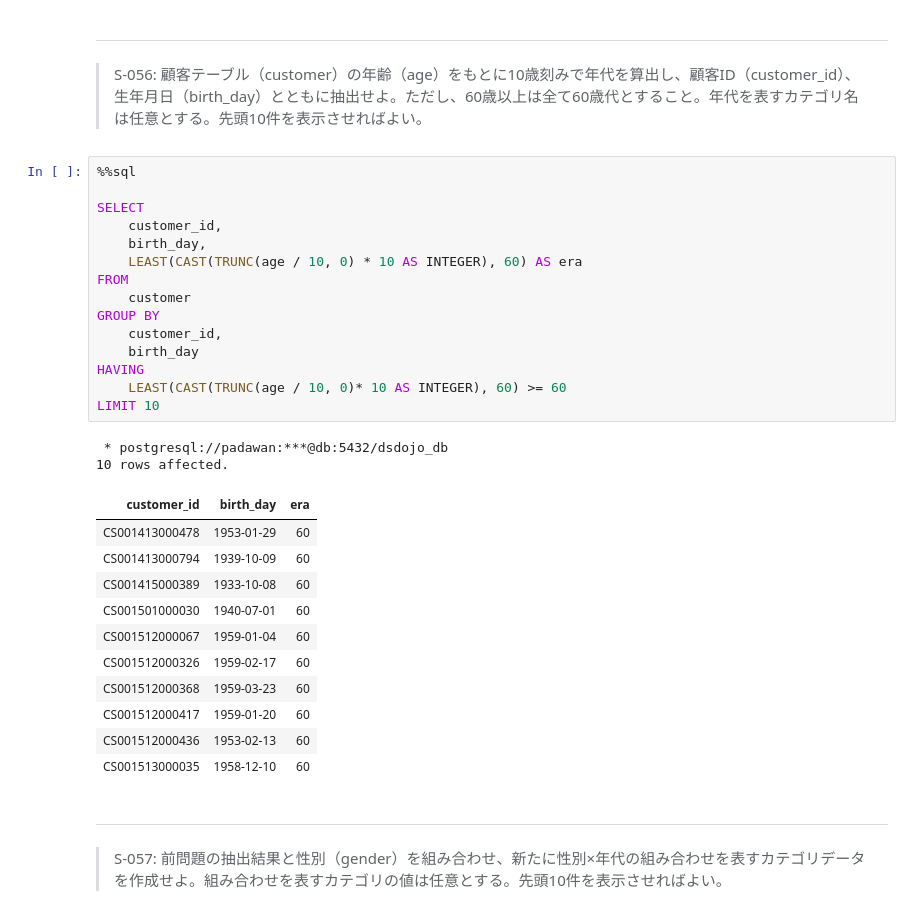
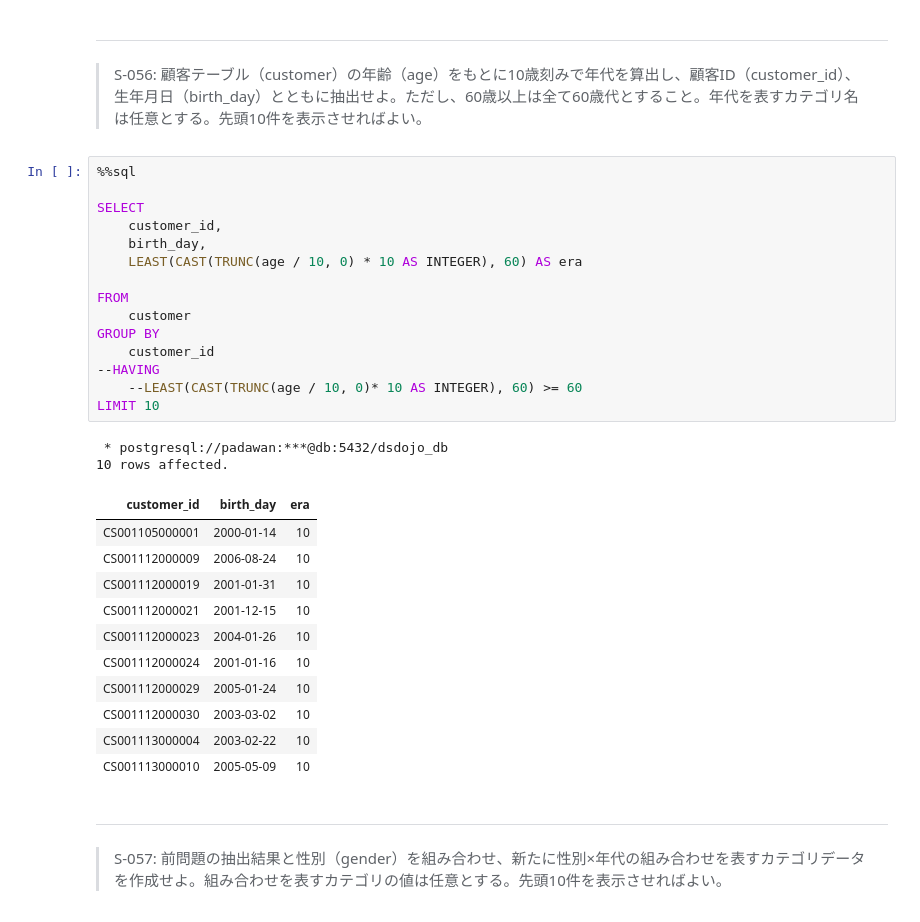
Before and after one commit to ryo1993-git/100knocks-preprocess, a Jupyter notebook: docker/work/preprocess_knock_SQL.ipynb, the cells around one changed output. Cells and saved outputs as stored; diff of their text form.

```diff
--- a/docker/work/preprocess_knock_SQL.ipynb
+++ b/docker/work/preprocess_knock_SQL.ipynb
@@ -1689,32 +1698,32 @@ LIMIT 10
 # %%
 %%sql
 
 SELECT
     customer_id,
     birth_day,
     LEAST(CAST(TRUNC(age / 10, 0) * 10 AS INTEGER), 60) AS era
+
 FROM
     customer
 GROUP BY
-    customer_id,
-    birth_day
-HAVING
-    LEAST(CAST(TRUNC(age / 10, 0)* 10 AS INTEGER), 60) >= 60
+    customer_id
+--HAVING
+    --LEAST(CAST(TRUNC(age / 10, 0)* 10 AS INTEGER), 60) >= 60
 LIMIT 10
 # %% [output]
  * postgresql://padawan:***@db:5432/dsdojo_db
 10 rows affected.
 | customer_id | birth_day | era |
-| CS001413000478 | 1953-01-29 | 60 |
-| CS001413000794 | 1939-10-09 | 60 |
-| CS001415000389 | 1933-10-08 | 60 |
-| CS001501000030 | 1940-07-01 | 60 |
-| CS001512000067 | 1959-01-04 | 60 |
-| CS001512000326 | 1959-02-17 | 60 |
-| CS001512000368 | 1959-03-23 | 60 |
-| CS001512000417 | 1959-01-20 | 60 |
-| CS001512000436 | 1953-02-13 | 60 |
-| CS001513000035 | 1958-12-10 | 60 |
+| CS001105000001 | 2000-01-14 | 10 |
+| CS001112000009 | 2006-08-24 | 10 |
+| CS001112000019 | 2001-01-31 | 10 |
+| CS001112000021 | 2001-12-15 | 10 |
+| CS001112000023 | 2004-01-26 | 10 |
+| CS001112000024 | 2001-01-16 | 10 |
+| CS001112000029 | 2005-01-24 | 10 |
+| CS001112000030 | 2003-03-02 | 10 |
+| CS001113000004 | 2003-02-22 | 10 |
+| CS001113000010 | 2005-05-09 | 10 |
 # %% [markdown]
 ---
 > S-057: 前問題の抽出結果と性別（gender）を組み合わせ、新たに性別×年代の組み合わせを表すカテゴリデータを作成せよ。組み合わせを表すカテゴリの値は任意とする。先頭10件を表示させればよい。
```
Also changed, not shown: parts of 7 cells of this notebook.
